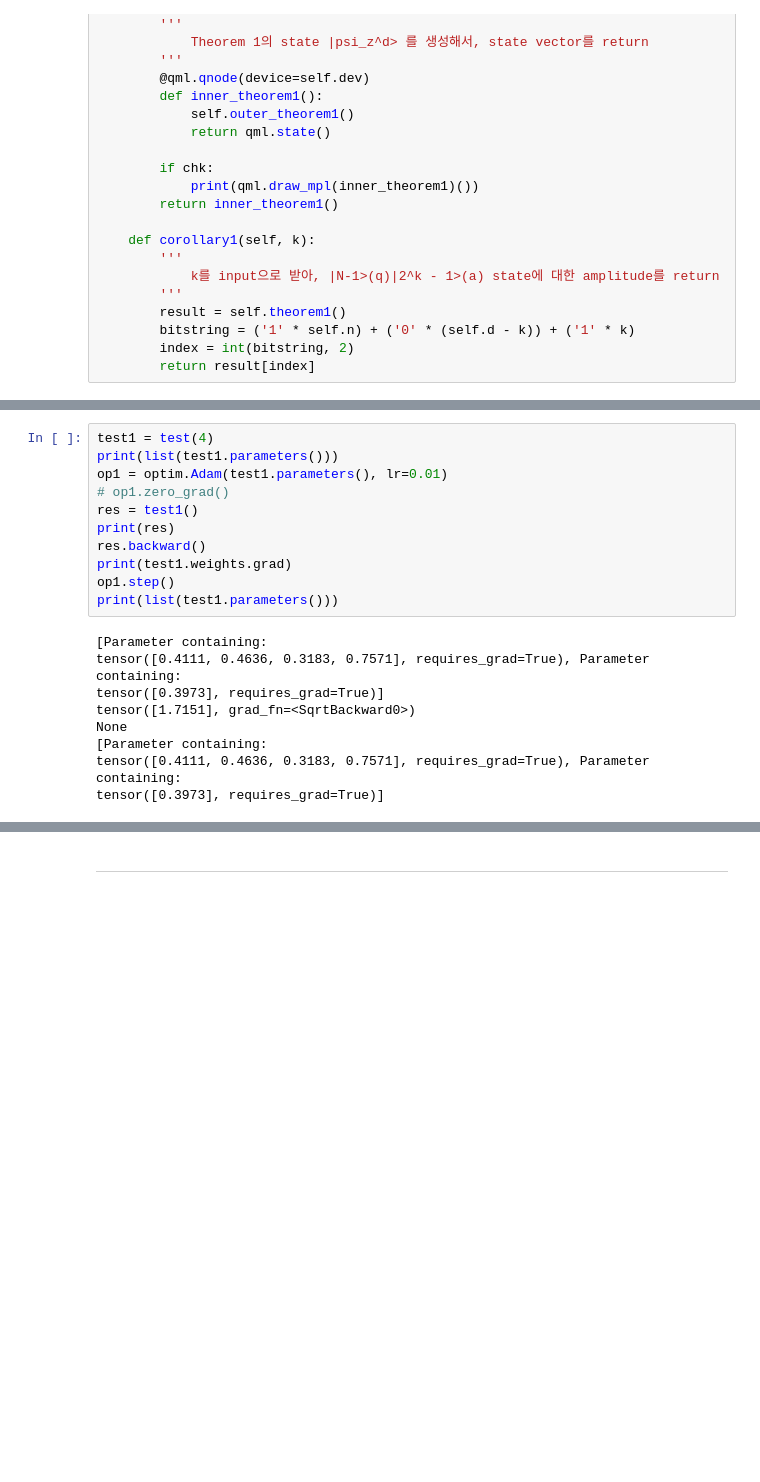
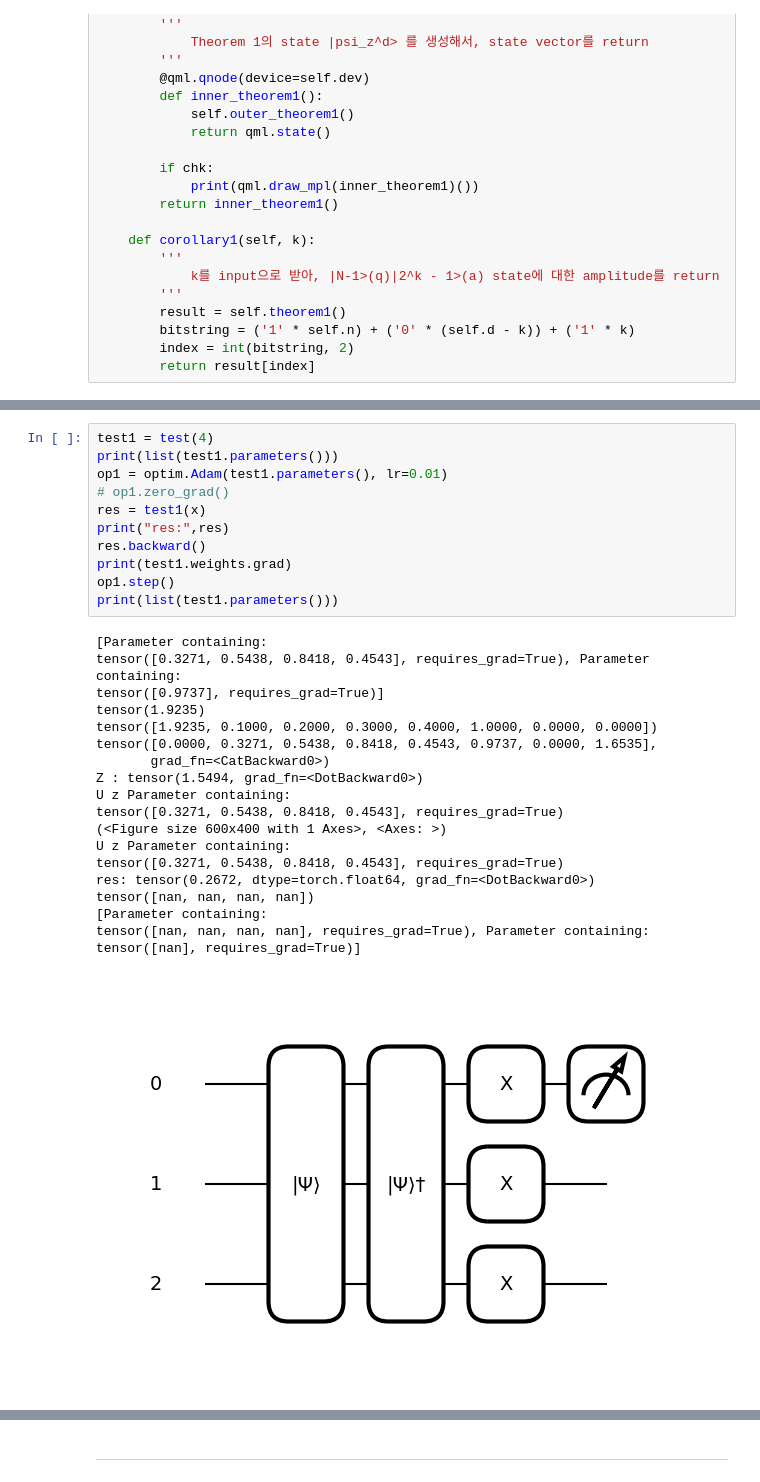
Before and after one commit to sehyunsix/NERF-vs-QRF, a Jupyter notebook: QAF/QAF.ipynb, the cells around one changed output, grey strips where cells are left out. Drawn from its saved outputs; the diff is of its cells as text; blank space fills up the shorter version.

```diff
--- a/QAF/QAF.ipynb
+++ b/QAF/QAF.ipynb
@@ -221,23 +298,34 @@ RuntimeError: element 0 of tensors does not require grad and does not have a gra
 # %%
 test1 = test(4)
 print(list(test1.parameters()))
 op1 = optim.Adam(test1.parameters(), lr=0.01)
 # op1.zero_grad()
-res = test1()
-print(res)
+res = test1(x)
+print("res:",res)
 res.backward()
 print(test1.weights.grad)
 op1.step()
 print(list(test1.parameters()))
 # %% [output]
 [Parameter containing:
-tensor([0.4111, 0.4636, 0.3183, 0.7571], requires_grad=True), Parameter containing:
-tensor([0.3973], requires_grad=True)]
-tensor([1.7151], grad_fn=<SqrtBackward0>)
-None
+tensor([0.3271, 0.5438, 0.8418, 0.4543], requires_grad=True), Parameter containing:
+tensor([0.9737], requires_grad=True)]
+tensor(1.9235)
+tensor([1.9235, 0.1000, 0.2000, 0.3000, 0.4000, 1.0000, 0.0000, 0.0000])
+tensor([0.0000, 0.3271, 0.5438, 0.8418, 0.4543, 0.9737, 0.0000, 1.6535],
+       grad_fn=<CatBackward0>)
+Z : tensor(1.5494, grad_fn=<DotBackward0>)
+U z Parameter containing:
+tensor([0.3271, 0.5438, 0.8418, 0.4543], requires_grad=True)
+(<Figure size 600x400 with 1 Axes>, <Axes: >)
+U z Parameter containing:
+tensor([0.3271, 0.5438, 0.8418, 0.4543], requires_grad=True)
+res: tensor(0.2672, dtype=torch.float64, grad_fn=<DotBackward0>)
+tensor([nan, nan, nan, nan])
 [Parameter containing:
-tensor([0.4111, 0.4636, 0.3183, 0.7571], requires_grad=True), Parameter containing:
-tensor([0.3973], requires_grad=True)]
+tensor([nan, nan, nan, nan], requires_grad=True), Parameter containing:
+tensor([nan], requires_grad=True)]
+[figure, added]
 # %%
 class Theorem1: # _for_torch:
     '''
```
Also changed, not shown: parts of 14 cells of this notebook, 4 other files.
